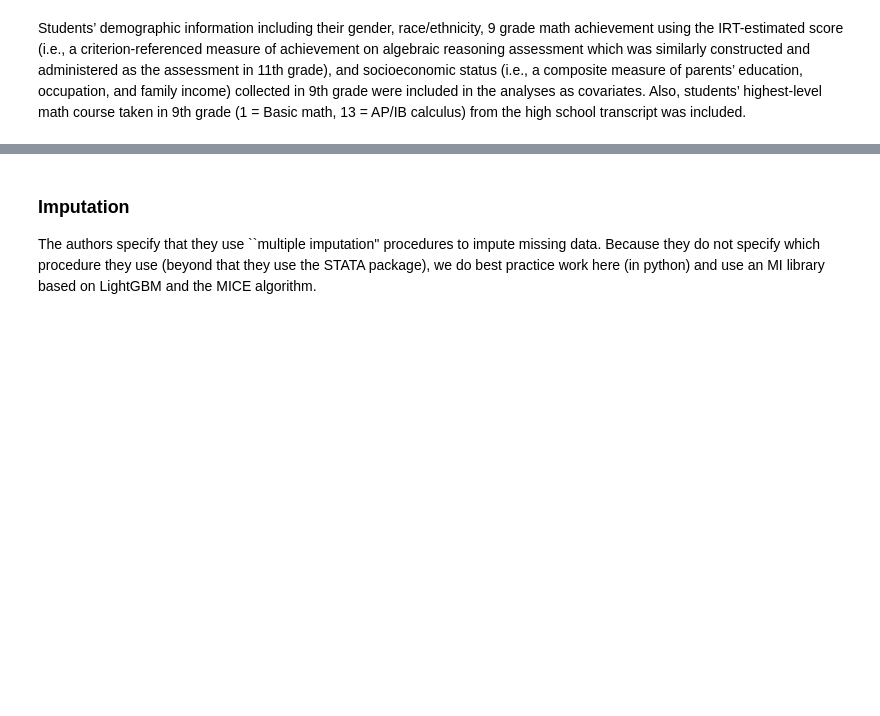
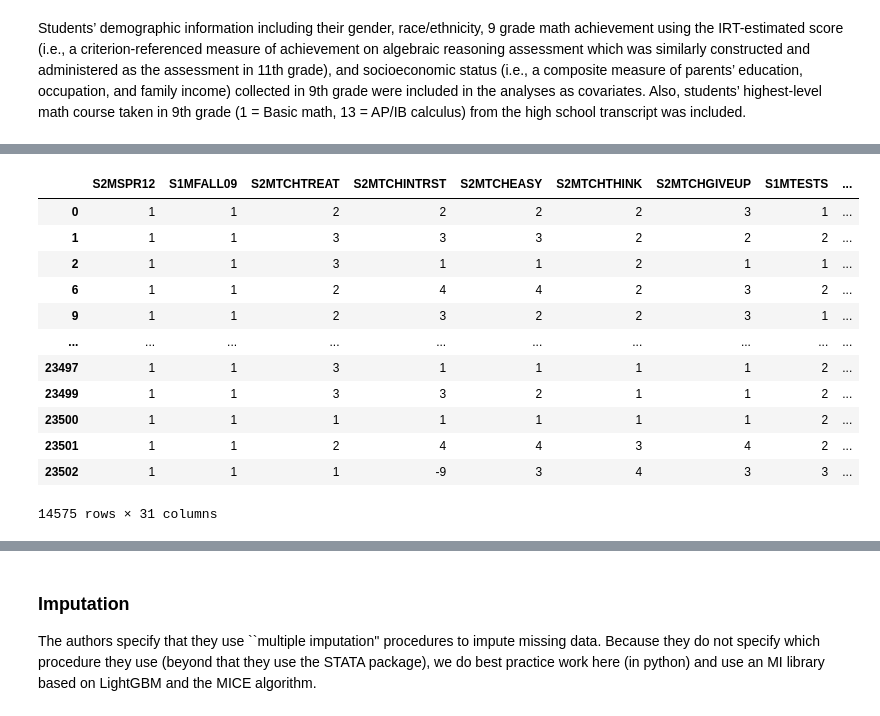
Before and after one commit to DataResponsibly/SynRD, a Jupyter notebook: papers/lee2021ability/process.ipynb, the cells around one changed output, grey strips where cells are left out. Cells and saved outputs as stored; diff of their text form; code cells hidden in the pictures; blank space fills up the shorter version.

```diff
--- a/papers/lee2021ability/process.ipynb
+++ b/papers/lee2021ability/process.ipynb
@@ -281,3 +264,20 @@ See the caveats in the documentation: https://pandas.pydata.org/pandas-docs/stab
+# %%
+weights = student_survey['W1PARENT']
+student_survey.drop(['W1PARENT'], axis=1)
+# %% [output]
+|  | S2MSPR12 | S1MFALL09 | S2MTCHTREAT | S2MTCHINTRST | S2MTCHEASY | S2MTCHTHINK | S2MTCHGIVEUP | S1MTESTS | ... |
+| 0 | 1 | 1 | 2 | 2 | 2 | 2 | 3 | 1 | ... |
+| 1 | 1 | 1 | 3 | 3 | 3 | 2 | 2 | 2 | ... |
+| 2 | 1 | 1 | 3 | 1 | 1 | 2 | 1 | 1 | ... |
+| 6 | 1 | 1 | 2 | 4 | 4 | 2 | 3 | 2 | ... |
+| 9 | 1 | 1 | 2 | 3 | 2 | 2 | 3 | 1 | ... |
+| ... | ... | ... | ... | ... | ... | ... | ... | ... | ... |
+| 23497 | 1 | 1 | 3 | 1 | 1 | 1 | 1 | 2 | ... |
+| 23499 | 1 | 1 | 3 | 3 | 2 | 1 | 1 | 2 | ... |
+| 23500 | 1 | 1 | 1 | 1 | 1 | 1 | 1 | 2 | ... |
+| 23501 | 1 | 1 | 2 | 4 | 4 | 3 | 4 | 2 | ... |
+| 23502 | 1 | 1 | 1 | -9 | 3 | 4 | 3 | 3 | ... |
+14575 rows × 31 columns
 # %%
 student_survey = student_survey.apply(pd.to_numeric, errors = 'coerce')
 student_survey
```
Also changed, not shown: parts of 19 cells of this notebook.
